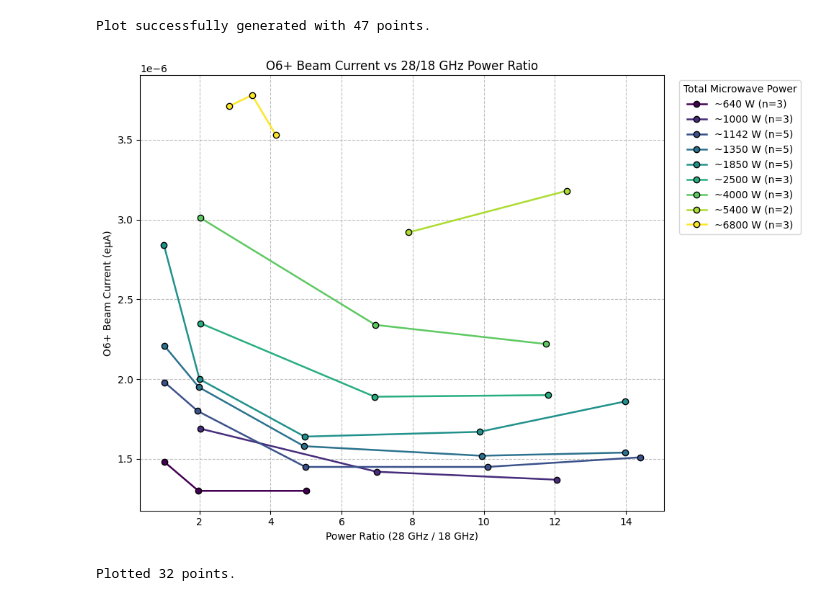
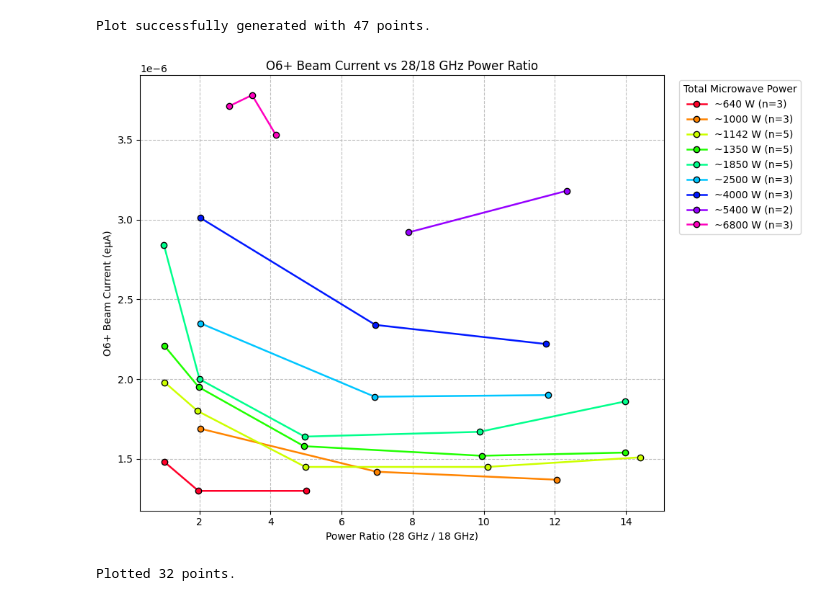
Before and after one commit to thebeesneesh/VENUS_X-Ray_BS, a Jupyter notebook: AnalyzeDataMCA_September.ipynb, the cells around one changed output. Drawn from its saved outputs; the diff is of its cells as text; code cells hidden in the pictures.

```diff
--- a/AnalyzeDataMCA_September.ipynb
+++ b/AnalyzeDataMCA_September.ipynb
@@ -650,41 +650,41 @@ df_power = df_power[
 ].copy()
 
 fig, ax = plt.subplots(figsize=(10, 7))
-colors = plt.cm.viridis(np.linspace(0, 1, len(targets)))
+colors = plt.cm.gist_rainbow(np.linspace(0, 1, len(targets)))
 
 for target, color in zip(targets, colors):
     subset = df_power[df_power['Power_Group'] == target].copy()
 
     if not subset.empty:
         subset = subset.sort_values('28/18 Ratio')
 
         ax.plot(
             subset['28/18 Ratio'],
             subset['O6+_beam_current'],
             color=color,
             marker='o',
             markersize=6,
             linewidth=1.8,
             markeredgecolor='k',
             label=f'~{target} W (n={len(subset)})'
         )
 
 ax.set_xlabel('Power Ratio (28 GHz / 18 GHz)')
 ax.set_ylabel('O6+ Beam Current (eμA)')
 ax.set_title('O6+ Beam Current vs 28/18 GHz Power Ratio')
 ax.grid(True, linestyle='--', alpha=0.8)
 ax.legend(
     title='Total Microwave Power',
     bbox_to_anchor=(1.02, 1),
     loc='upper left'
 )
 
 plt.tight_layout()
 plt.show()
 
 print(f'Plotted {len(df_power)} points.')
 # %% [output]
-[figure, old version]
+[figure, new version]
 Plotted 32 points.
 # %%
 #Ts vs Power Ratio (18 GHz / 28 GHz)
```
Also changed, not shown: 21 other files.
